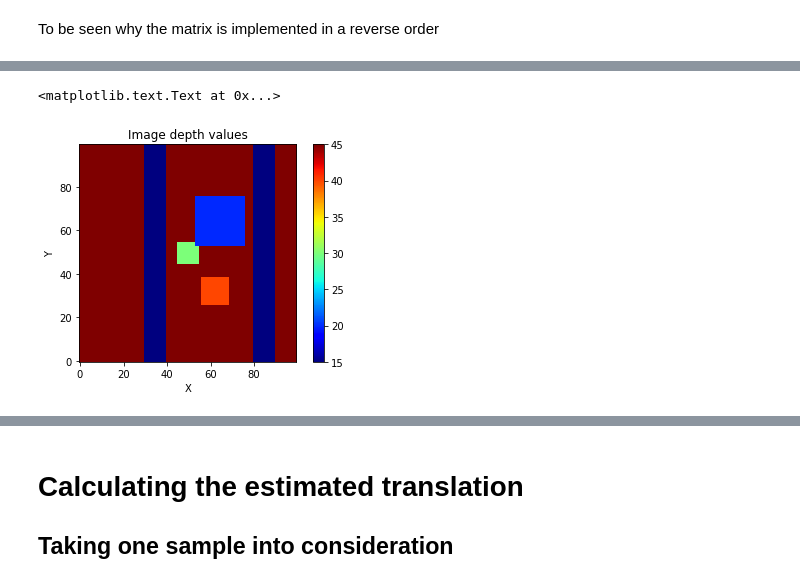
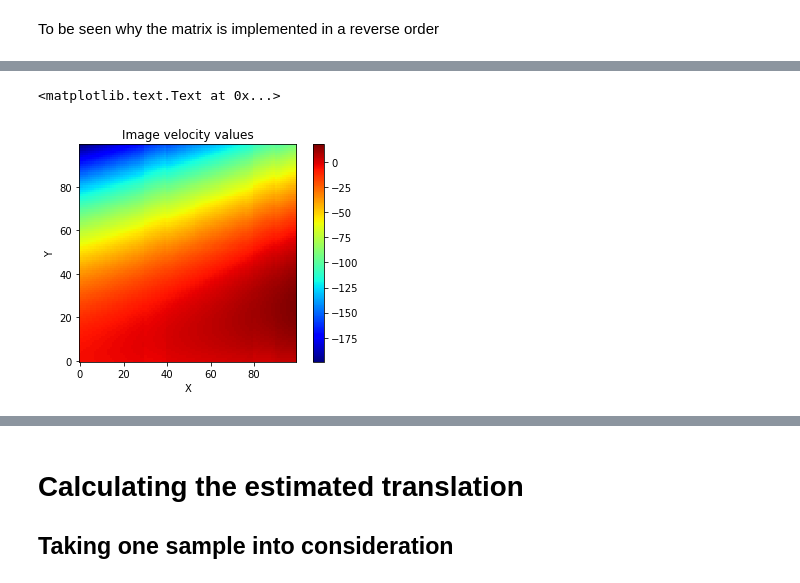
Before and after one commit to sharbatc/piof, a Jupyter notebook: test_subpsace.ipynb, the cells around one changed output, grey strips where cells are left out. Cells and saved outputs as stored; diff of their text form; code cells hidden in the pictures.

Commit message:
works quite well, apart from depth ambiguity

```diff
--- a/test_subpsace.ipynb
+++ b/test_subpsace.ipynb
@@ -23,8 +23,8 @@ p[:,30:40] = p[:,80:90] = 15
 p[45:55,45:55] = 30
 p[26:39,56:69] = 40
 p[53:76,53:76] = 20
-T = np.array([[0],[1],[0]])
-omega = np.array([[0],[0],[0]])
+T = np.array([[2],[4],[1]])
+omega = np.array([[0.15],[0.3],[0.1]])
 f = 15
 
 v_x,v_y = generate_artificial_flow(size,p,T,omega)
@@ -33,12 +45,12 @@ To be seen why the matrix is implemented in a reverse order
 # %%
 %matplotlib inline
 fig = plt.figure()
 ax = fig.add_subplot(1,1,1)
 ax.set_xlabel('X')
 ax.set_ylabel('Y')
-im = ax.imshow(p, cmap="jet", origin="lower")
+im = ax.imshow(v_x, cmap="jet",origin="lower")
 fig.colorbar(im)
-ax.set_title('Image depth values')
+ax.set_title('Image velocity values')
 # %% [output]
 <matplotlib.text.Text at 0x...>
-[figure, old version]
+[figure, new version]
```
Also changed, not shown: parts of 18 cells of this notebook.
